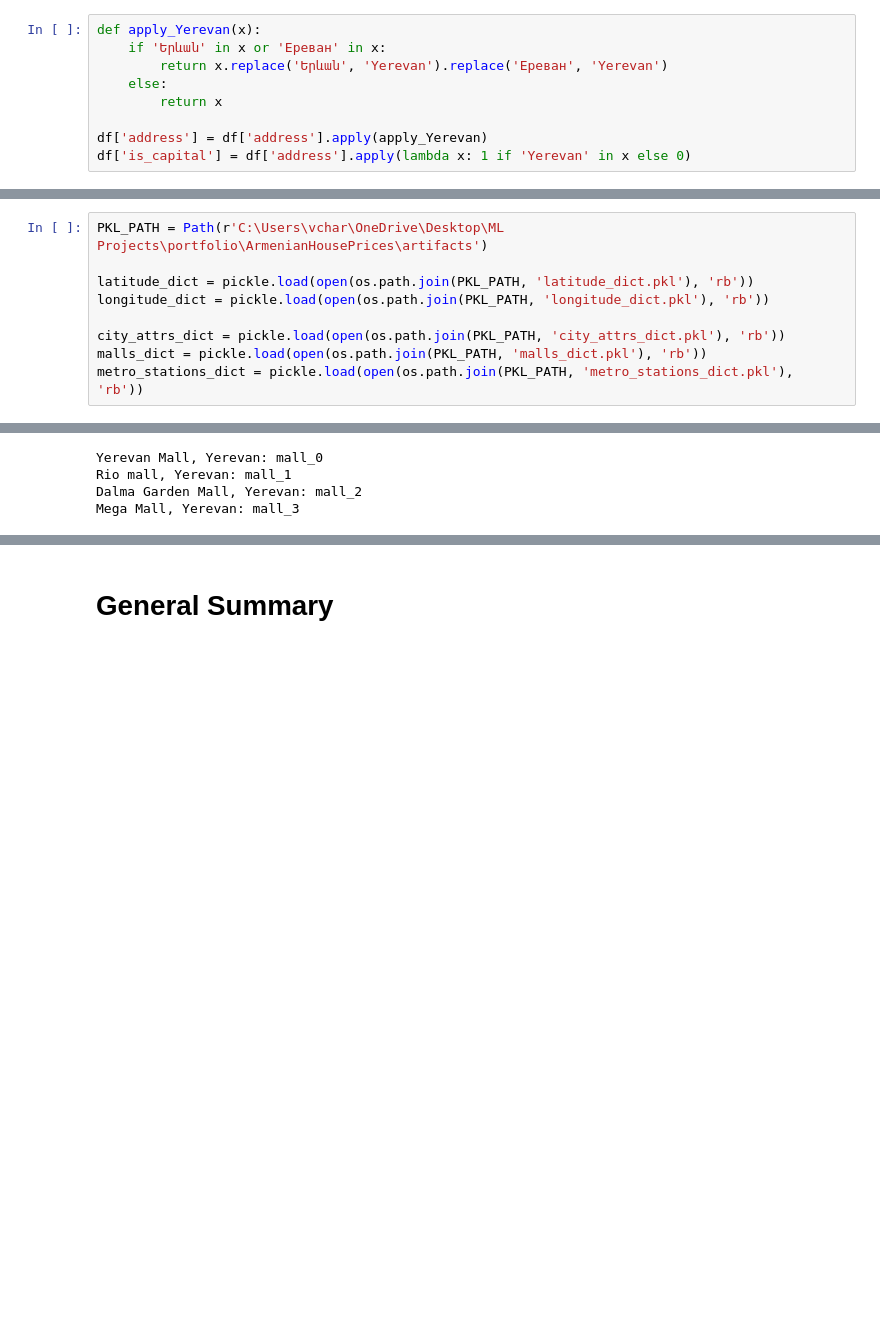
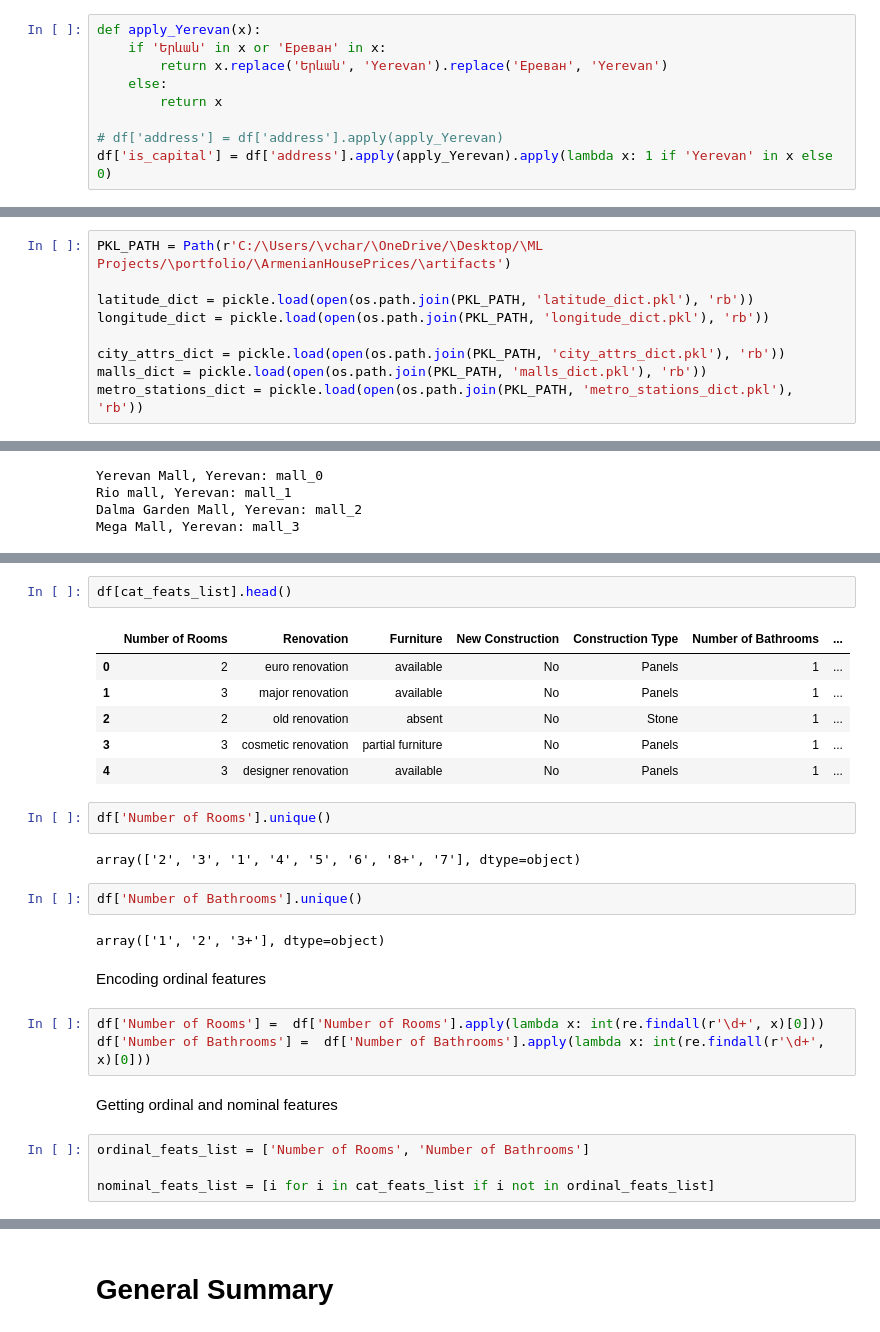
Before and after one commit to VaheC/ArmenianHousePrices, a Jupyter notebook: notebooks/EDA.ipynb, the cells around one changed output, grey strips where cells are left out. Drawn from its saved outputs; the diff is of its cells as text; blank space fills up the shorter version.

```diff
--- a/notebooks/EDA.ipynb
+++ b/notebooks/EDA.ipynb
@@ -445,8 +445,8 @@ def apply_Yerevan(x):
     else:
         return x
 
-df['address'] = df['address'].apply(apply_Yerevan)
-df['is_capital'] = df['address'].apply(lambda x: 1 if 'Yerevan' in x else 0)
+# df['address'] = df['address'].apply(apply_Yerevan)
+df['is_capital'] = df['address'].apply(apply_Yerevan).apply(lambda x: 1 if 'Yerevan' in x else 0)
 # %% [markdown]
 Checking for street names
 # %%
@@ -1127,7 +1127,7 @@ array(['kentron', 'yervand kochar', 'malatia_sebastia', 'nor_norq',
 # %% [markdown]
 ### Creating distance feature
 # %%
-PKL_PATH = Path(r'C:\Users\vchar\OneDrive\Desktop\ML Projects\portfolio\ArmenianHousePrices\artifacts')
+PKL_PATH = Path(r'C:/\Users/\vchar/\OneDrive/\Desktop/\ML Projects/\portfolio/\ArmenianHousePrices/\artifacts')
 
 latitude_dict = pickle.load(open(os.path.join(PKL_PATH, 'latitude_dict.pkl'), 'rb'))
 longitude_dict = pickle.load(open(os.path.join(PKL_PATH, 'longitude_dict.pkl'), 'rb'))
@@ -1234,0 +1239,28 @@ Name: closest_mall_distance, Length: 22424, dtype: float64
+# %%
+df[cat_feats_list].head()
+# %% [output]
+|  | Number of Rooms | Renovation | Furniture | New Construction | Construction Type | Number of Bathrooms | ... |
+| 0 | 2 | euro renovation | available | No | Panels | 1 | ... |
+| 1 | 3 | major renovation | available | No | Panels | 1 | ... |
+| 2 | 2 | old renovation | absent | No | Stone | 1 | ... |
+| 3 | 3 | cosmetic renovation | partial furniture | No | Panels | 1 | ... |
+| 4 | 3 | designer renovation | available | No | Panels | 1 | ... |
+# %%
+df['Number of Rooms'].unique()
+# %% [output]
+array(['2', '3', '1', '4', '5', '6', '8+', '7'], dtype=object)
+# %%
+df['Number of Bathrooms'].unique()
+# %% [output]
+array(['1', '2', '3+'], dtype=object)
+# %% [markdown]
+Encoding ordinal features
+# %%
+df['Number of Rooms'] =  df['Number of Rooms'].apply(lambda x: int(re.findall(r'\d+', x)[0]))
+df['Number of Bathrooms'] =  df['Number of Bathrooms'].apply(lambda x: int(re.findall(r'\d+', x)[0]))
+# %% [markdown]
+Getting ordinal and nominal features
+# %%
+ordinal_feats_list = ['Number of Rooms', 'Number of Bathrooms']
+
+nominal_feats_list = [i for i in cat_feats_list if i not in ordinal_feats_list]
```
Also changed, not shown: parts of 15 cells of this notebook.
